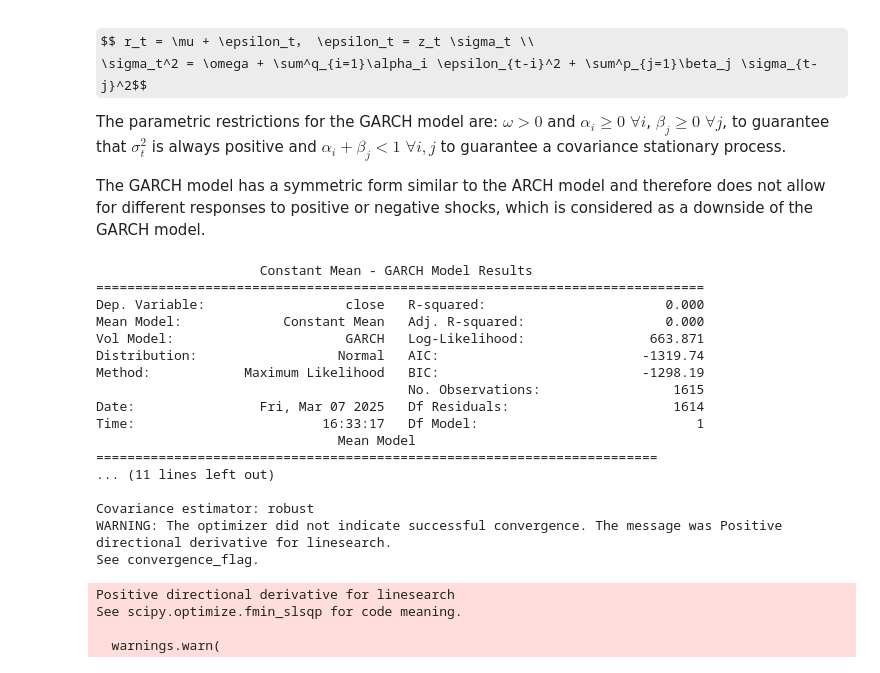
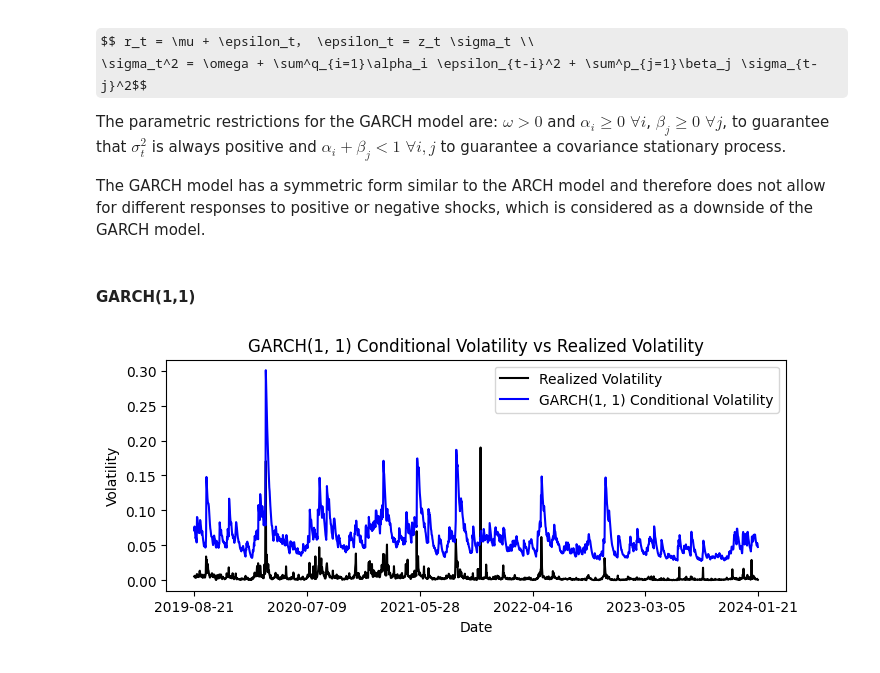
Before and after one commit to kiwi-lemongrass/DSE4101_Individual-Project, a Jupyter notebook: src/GARCH.ipynb, the cells around one changed output. Cells and saved outputs as stored; diff of their text form; code cells hidden in the pictures; some formulas as TeX source.

```diff
--- a/src/GARCH.ipynb
+++ b/src/GARCH.ipynb
@@ -71,29 +113,10 @@ The parametric restrictions for the GARCH model are: $\omega > 0$ and $\alpha_i
 The GARCH model has a symmetric form similar to the ARCH model and therefore does
 not allow for different responses to positive or negative shocks, which is considered as a
 downside of the GARCH model.
-# %%
-garch_1_1 = arch_model(r_train, vol='Garch', p=1, q=1, rescale=False)
-garch_1_1_fit = garch_1_1.fit(disp="off")
-print(garch_1_1_fit.summary())
-# %% [output]
-                     Constant Mean - GARCH Model Results
-==============================================================================
-Dep. Variable:                  close   R-squared:                       0.000
-Mean Model:             Constant Mean   Adj. R-squared:                  0.000
-Vol Model:                      GARCH   Log-Likelihood:                663.871
-Distribution:                  Normal   AIC:                          -1319.74
-Method:            Maximum Likelihood   BIC:                          -1298.19
-                                        No. Observations:                 1615
-Date:                Fri, Mar 07 2025   Df Residuals:                     1614
-Time:                        16:33:17   Df Model:                            1
-                               Mean Model
-========================================================================
-... (11 lines left out)
-
-Covariance estimator: robust
-WARNING: The optimizer did not indicate successful convergence. The message was Positive directional derivative for linesearch.
-See convergence_flag.
-Positive directional derivative for linesearch
-See scipy.optimize.fmin_slsqp for code meaning.
-
-  warnings.warn(
+# %% [markdown]
+#### GARCH(1,1)
+# %%
+garch_1_1_fit = get_garch_fit(1, 1, 'normal')
+plot_garch_fit(garch_1_1_fit, 'GARCH(1, 1)')
+# %% [output]
+[figure, added]
```
Also changed, not shown: parts of 11 cells of this notebook, 1 other file.
